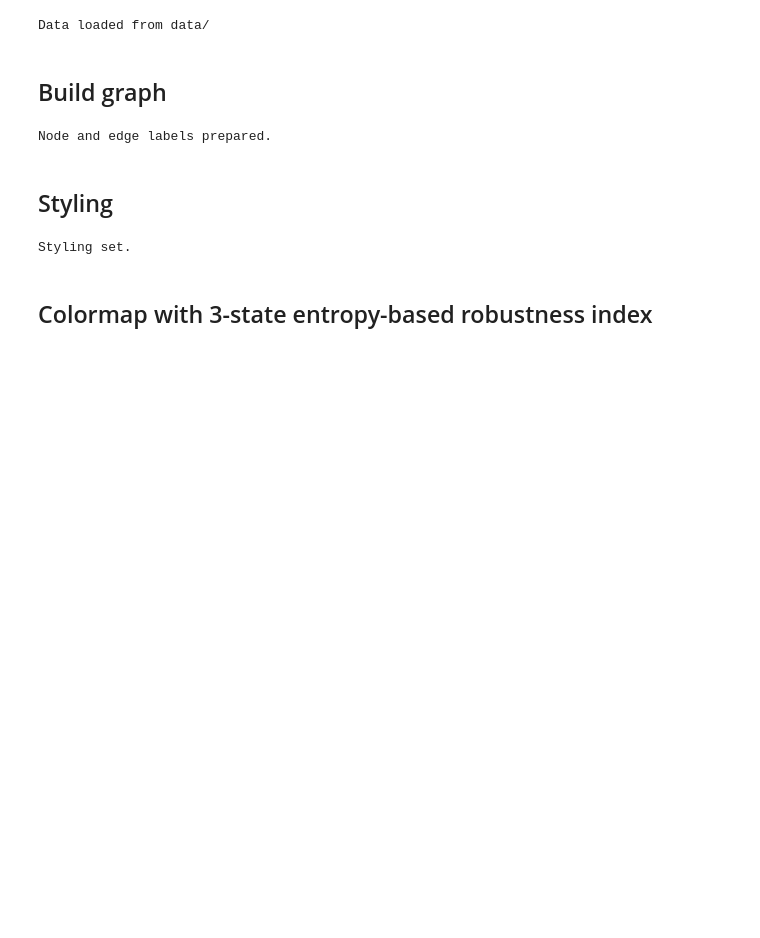
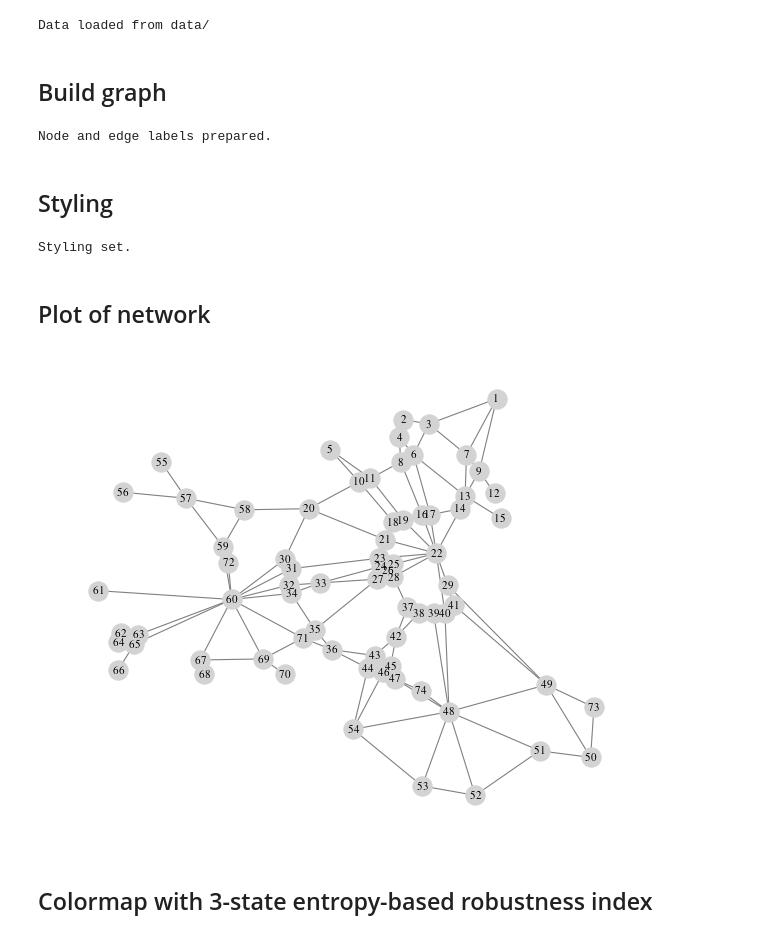
Before and after one commit to jieunbyun/tsum, a Jupyter notebook: demos/ema_accessible_population/s04_plots.ipynb, the cells around one changed output. Drawn from its saved outputs; the diff is of its cells as text; code cells hidden in the pictures; blank space fills up the shorter version.

```diff
--- a/demos/ema_accessible_population/s04_plots.ipynb
+++ b/demos/ema_accessible_population/s04_plots.ipynb
@@ -78,6 +78,48 @@ plt.rc('font', family='times')
 print("Styling set.")
 # %% [output]
 Styling set.
+# %% [markdown]
+## Plot of network
+# %%
+# Node color
+node_color = "lightgray"
+
+edges_sorted = sorted(G_base.edges(data=True), key=lambda e: int(e[2]["eid"][1:]))
+edgelist = [(u, v) for (u, v, _) in edges_sorted]
+
+# Plot size
+plt.figure(figsize=plt.figaspect(0.8)*1.25, dpi=80)
+
+# Draw graph
+nx.draw(G_base, pos,
+        edgelist=edgelist,
+        horizontalalignment='center',
+        verticalalignment='center',
+        labels=numeric_node_labels,
+        with_labels=True,
+        font_size=10,
+        font_color='black',
+        node_color=(node_color if node_color is not None else 'lightgrey'),
+        edge_color='gray'
+        )
+
+# # Draw edge labels
+# nx.draw_networkx_edge_labels(G_base, pos,
+#                              edge_labels=numeric_edge_labels,
+#                              font_size=8,
+#                              rotate=False)
+
+# Adjust layout
+plt.tight_layout(rect=[0, 0, 0.90, 1])
+
+# Save figure
+plt.savefig(OUTPUT / "network.pdf", dpi=300, bbox_inches='tight')
+plt.savefig(OUTPUT / "network.svg", dpi=300, bbox_inches='tight')
+
+
+plt.show()
+# %% [output]
+[figure, added]
 # %% [markdown]
 ## Colormap with 3-state entropy-based robustness index
 # %%
```
Also changed, not shown: parts of 5 cells of this notebook, 7 other files.
